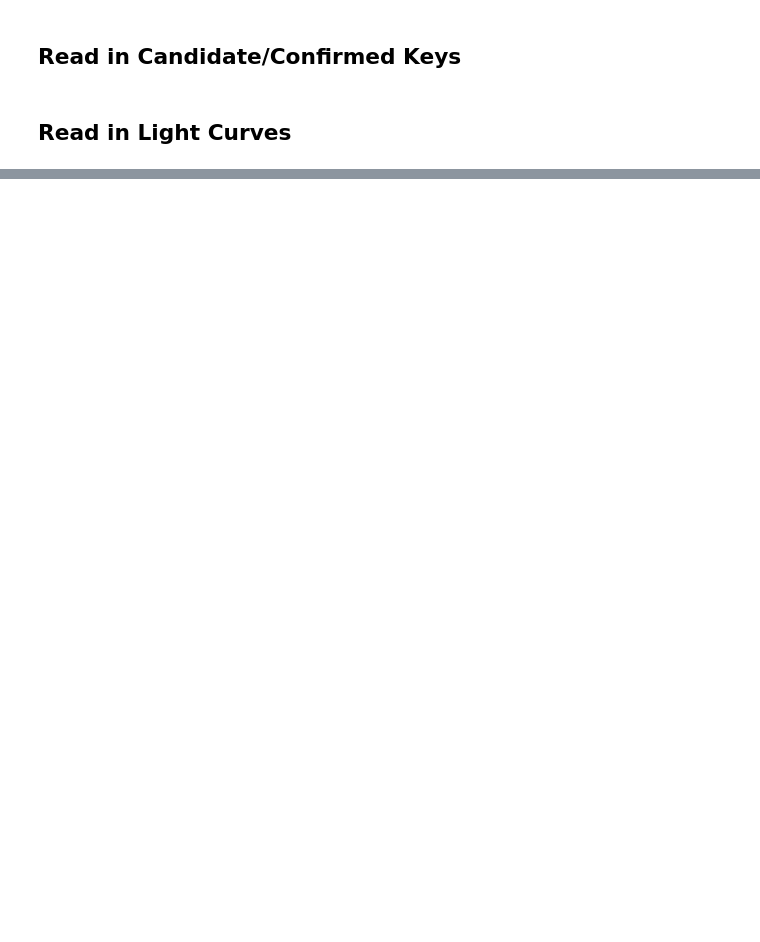
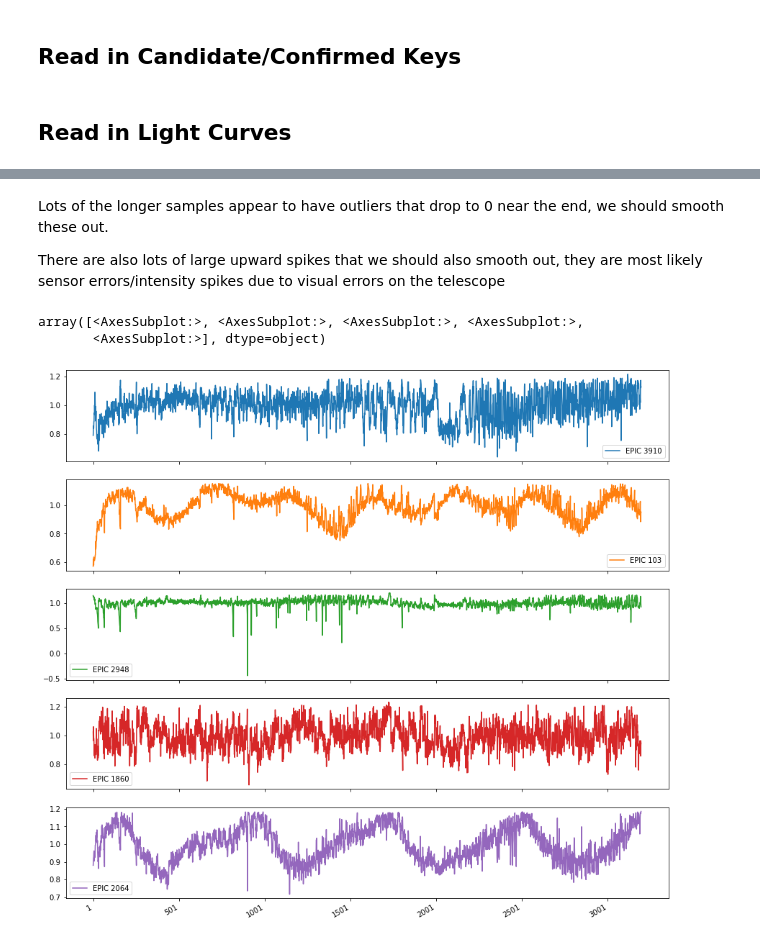
Before and after one commit to adamwickenden/TensorFlowNBs, a Jupyter notebook: Projects/K2/K2data.ipynb, the cells around one changed output, grey strips where cells are left out. Saved outputs shown, nothing was run; the diff lists cells and outputs as text; code cells hidden in the pictures; blank space fills up the shorter version.

```diff
--- a/Projects/K2/K2data.ipynb
+++ b/Projects/K2/K2data.ipynb
@@ -179,0 +191,11 @@ test_df.to_csv('kaggle_processed_test.csv', index=True)
+# %%
+# Convert column names (features)
+ktrain.columns = [str(x) for x in ktrain.columns]
+k2.columns = [str(x) for x in k2.columns]
+
+# Extract candidates --> we will run the model on these at the end to try and find new planets!!!
+candidates = k2[k2.label == 'CANDIDATE'].copy()
+
+# Extract K2 non/confirmed
+k2 = k2[k2.label.isin(['NONE', 'CONFIRMED'])].copy()
+k2
@@ -179,0 +325,52 @@ test_df.to_csv('kaggle_processed_test.csv', index=True)
+# %% [markdown]
+Lots of the longer samples appear to have outliers that drop to 0 near the end, we should smooth these out.
+
+There are also lots of large upward spikes that we should also smooth out, they are most likely sensor errors/intensity spikes due to visual errors on the telescope
+# %%
+def zero_outlier_removal(df):
+    for key in df.index:
+        zero_mask = df.loc[key] <= 0
+        for i, val in enumerate(zero_mask):
+            if val:
+                try:
+                    if not zero_mask.iloc[i-1] and not zero_mask.iloc[i+1]:
+                        df.loc[key].iloc[i] = df.loc[key].iloc[i-1:i+1].sum() - df.loc[key].iloc[i] / 3
+                except IndexError:
+                    continue
+    return df
+
+
+def spike_removal(df, perc_filter, window=7):
+    for key in df.index:
+        mean = df.loc[key][df.loc[key] != 0].mean()
+        length = len(df.loc[key])
+        reduce = int(length * (perc_filter/100))
+        max_df = df.loc[key].sort_values(ascending=False)
+
+        for i in range(0, int(reduce)):
+            real_index = int(max_df.index[i])
+            smoothed_val = 0
+            count = 0
+            for j in range(-int(window/2), int(window/2) + 1):
+                if not j == 0:
+                    try:
+                        smoothed_val += df.loc[key].loc[str(real_index + j)]
+                        count += 1
+                    except KeyError:
+                        continue
+
+            smoothed_val = smoothed_val / count
+            smoothed_val = smoothed_val if mean < smoothed_val else mean
+            df.loc[key].loc[str(real_index)] = smoothed_val
+
+    return df
+# Remove single spikes to zero in the middle of the data
+sample = zero_outlier_removal(sample)
+# Remove 2% of the positive spikes
+sample = spike_removal(sample, 2)
+
+sample.T.plot(subplots=True, figsize=(15,15))
+# %% [output]
+array([<AxesSubplot:>, <AxesSubplot:>, <AxesSubplot:>, <AxesSubplot:>,
+       <AxesSubplot:>], dtype=object)
+[figure, added]
```
Also changed, not shown: parts of 53 cells of this notebook, 1 other file.
